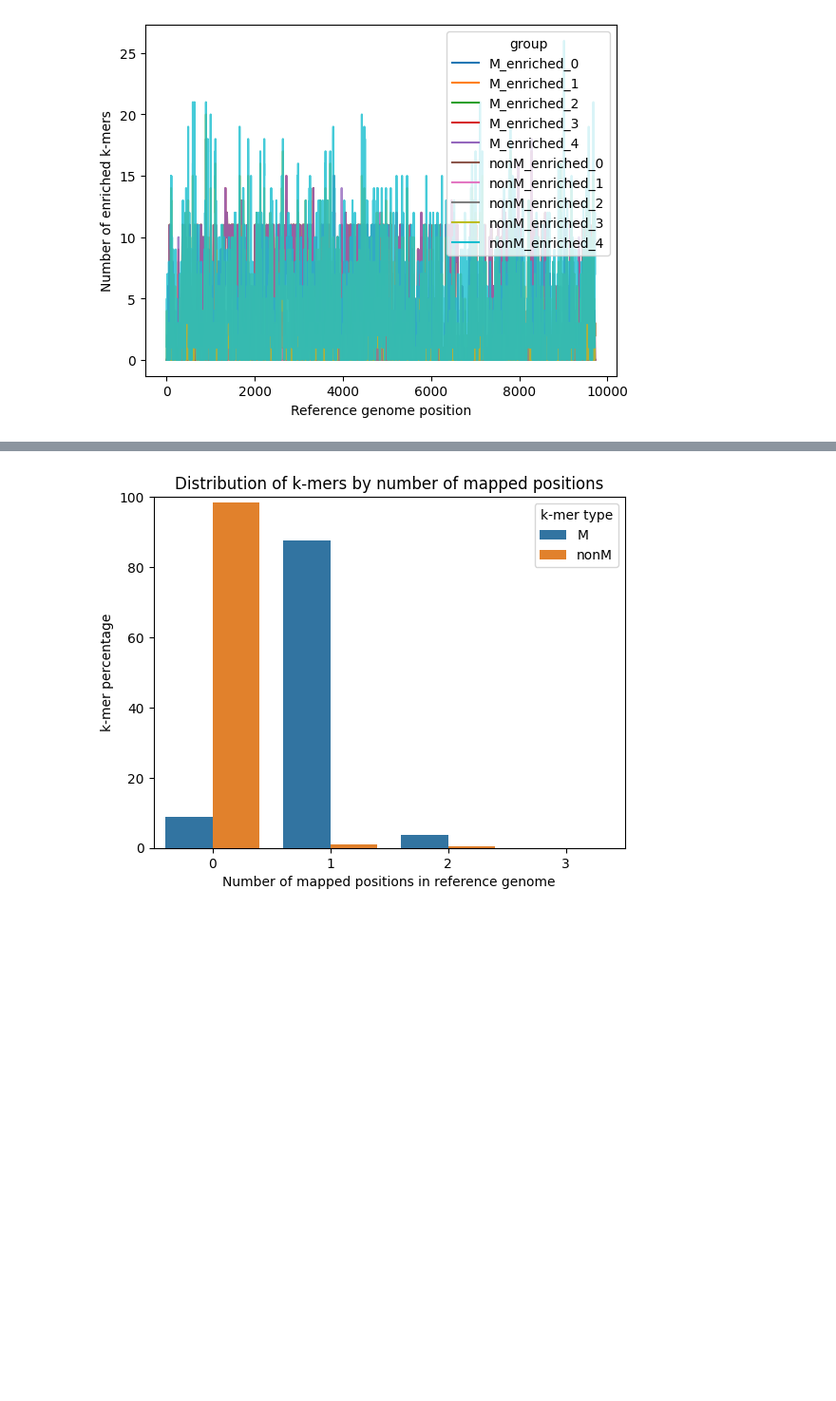
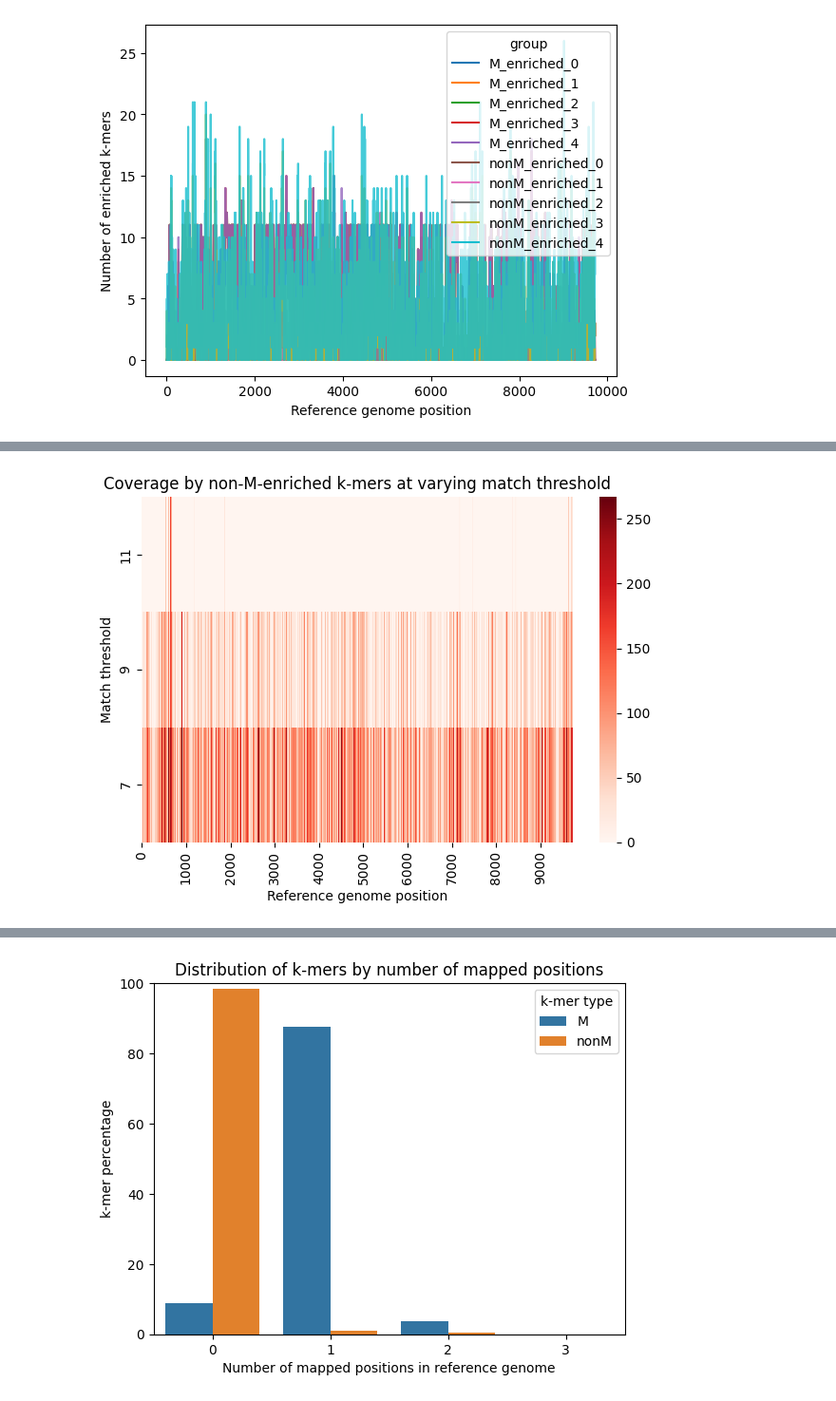
Before and after one commit to wis-janusz/PORT-EK2, a Jupyter notebook: notebooks/HIV_analysis_scenario_4.ipynb, the cells around one changed output, grey strips where cells are left out. Shown: that part at 95% size. Cells and saved outputs as stored; diff of their text form; code cells hidden in the pictures; blank space fills up the shorter version.

Commit message:
added mismatch heatmaps and phylogeny

```diff
--- a/notebooks/HIV_analysis_scenario_4.ipynb
+++ b/notebooks/HIV_analysis_scenario_4.ipynb
@@ -514,0 +515,13 @@ sns.heatmap(pd.DataFrame(binned[["M_enriched_0", "M_enriched_2","M_enriched_4"]]
+# %%
+fig,ax = plt.subplots()
+sns.heatmap(pd.DataFrame(binned[["nonM_enriched_0", "nonM_enriched_2","nonM_enriched_4"]]).T, cmap="Reds")
+ax.set_xticks(range(0,500, 50), labels=range(0,10000,1000))
+ax.set_yticklabels([11,9,7])
+ax.set_title("Coverage by non-M-enriched k-mers at varying match threshold")
+ax.set_ylabel("Match threshold")
+ax.set_xlabel("Reference genome position")
+fig.tight_layout()
+plt.savefig("../output/HIV/scenario4/coverage_heatmap_nonM.svg", format="svg", dpi=600)
+plt.show()
+# %% [output]
+[figure, added]
```
Also changed, not shown: parts of 7 cells of this notebook, 1 other file.
